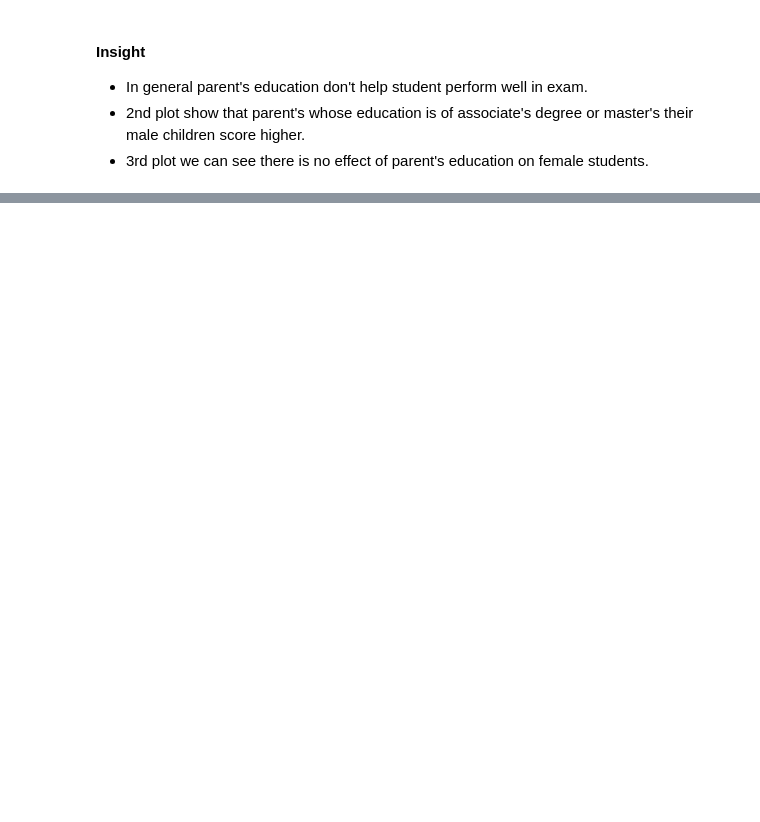
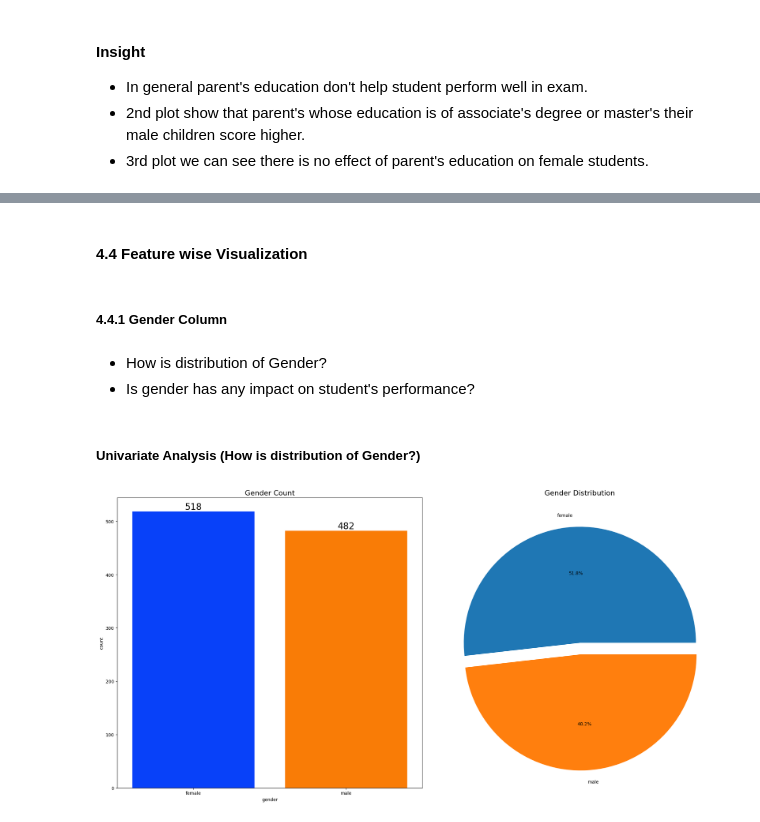
Before and after one commit to rui-2002/mlproject, a Jupyter notebook: notebook/1. EDA Student.ipynb, the cells around one changed output, grey strips where cells are left out. Drawn from its saved outputs; the diff is of its cells as text; code cells hidden in the pictures; blank space fills up the shorter version.

```diff
--- a/notebook/1. EDA Student.ipynb
+++ b/notebook/1. EDA Student.ipynb
@@ -319,0 +387,34 @@ TypeError: 'Axes' object is not subscriptable
+# %% [markdown]
+#### 4.4 Feature wise Visualization
+# %% [markdown]
+##### 4.4.1 Gender Column
+# %% [markdown]
+* How is distribution of Gender?
+* Is gender has any impact on student's performance?
+# %% [markdown]
+##### Univariate Analysis (How is distribution of Gender?)
+# %%
+import matplotlib.pyplot as plt
+import seaborn as sns
+
+fig, axs = plt.subplots(1, 2, figsize=(20, 10))
+
+# Bar plot on the first subplot (axs[0])
+sns.countplot(x=df['gender'], palette='bright', ax=axs[0], saturation=0.95)
+for container in axs[0].containers:
+    axs[0].bar_label(container, color='black', size=20)
+axs[0].set_title("Gender Count", fontsize=16)
+
+# Pie chart on the second subplot (axs[1])
+axs[1].pie(
+    x=df['gender'].value_counts(),
+    labels=df['gender'].value_counts().index,
+    explode=[0, 0.1],
+    autopct="%1.1f%%"
+)
+axs[1].set_title("Gender Distribution", fontsize=16)
+
+plt.tight_layout()
+plt.show()
+# %% [output]
+[figure, added]
```
Also changed, not shown: parts of 37 cells of this notebook.
